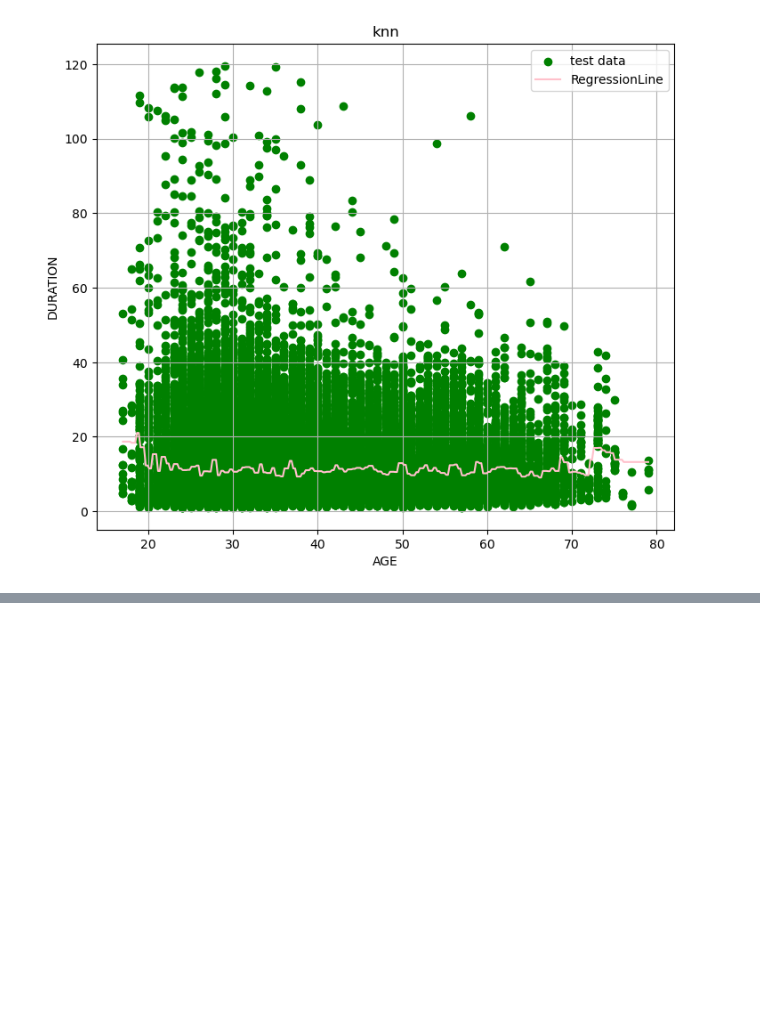
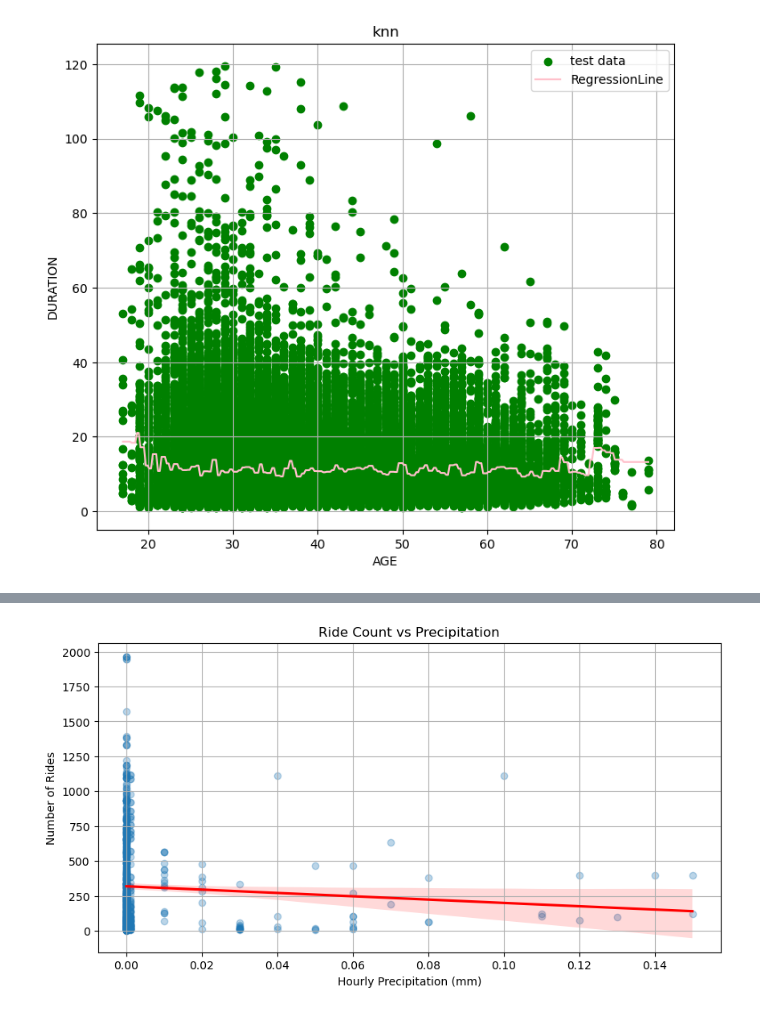
Before and after one commit to crpualuan/ChicagoBikeProject, a Jupyter notebook: Milestone_2.ipynb, the cells around one changed output, grey strips where cells are left out. Saved outputs shown, nothing was run; the diff lists cells and outputs as text; code cells hidden in the pictures; blank space fills up the shorter version.

```diff
--- a/Milestone_2.ipynb
+++ b/Milestone_2.ipynb
@@ -891,0 +1147,15 @@ notes:
+# %%
+
+# Plotting the relationship between ride count and precipitation in mm
+
+rides_per_hour = merged.groupby('datetime_hour').size().reset_index(name='ride_count')
+plot_data = pd.merge(rides_per_hour, weather[['datetime_hour', 'HourlyPrecipitation']], on='datetime_hour', how='left')
+plt.figure(figsize=(10, 5))
+sns.regplot(x='HourlyPrecipitation', y='ride_count', data=plot_data, scatter_kws={'alpha':0.3}, line_kws={'color':'red'})
+plt.title('Ride Count vs Precipitation')
+plt.xlabel('Hourly Precipitation (mm)')
+plt.ylabel('Number of Rides')
+plt.grid(True)
+plt.show()
+# %% [output]
+[figure, added]
```
Also changed, not shown: parts of 22 cells of this notebook.
